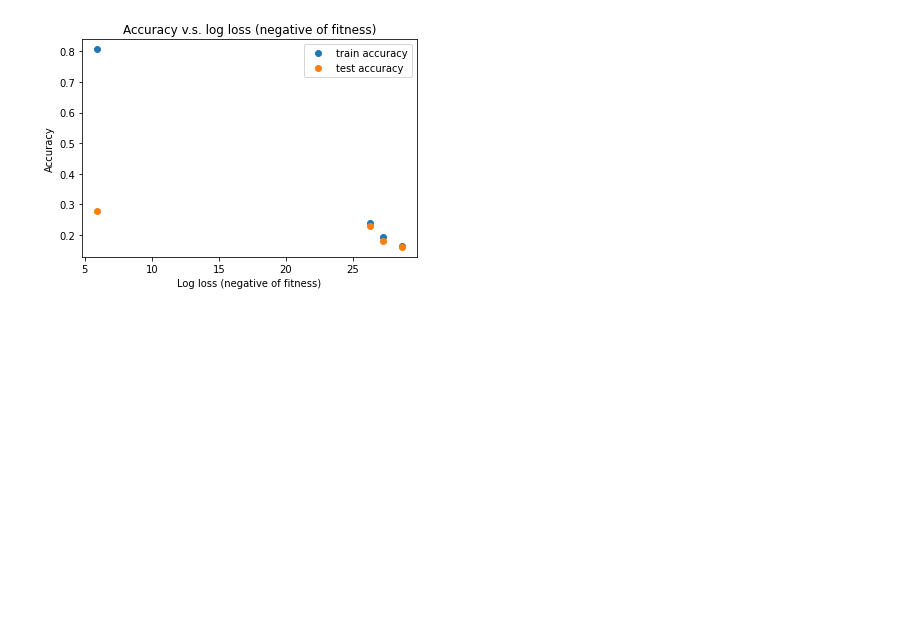
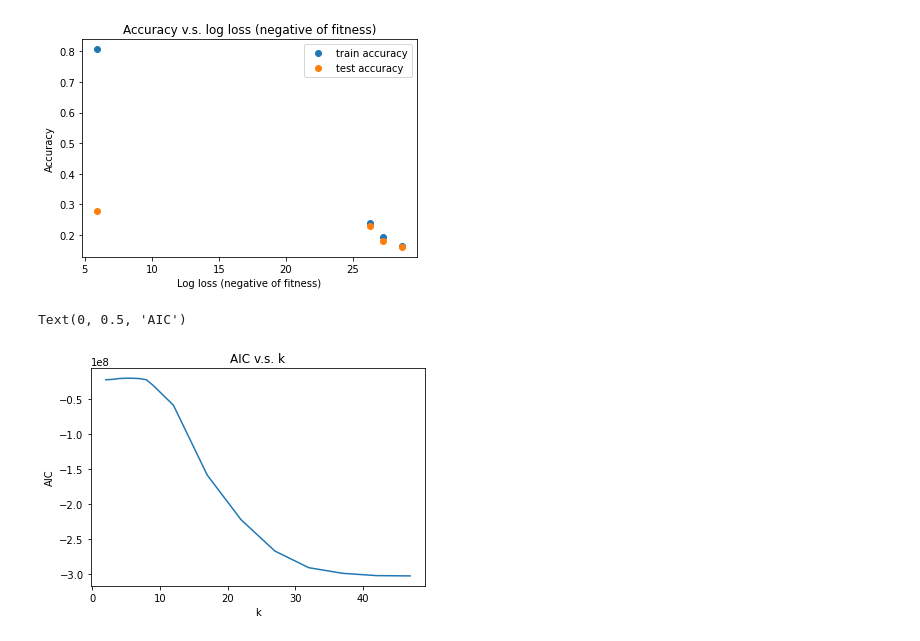
Before and after one commit to yujing1004/cs7641, a Jupyter notebook: assignment3/unsupervised_learning.ipynb, the cells around one changed output. Cells and saved outputs as stored; diff of their text form; code cells hidden in the pictures; blank space fills up the shorter version.

```diff
--- a/assignment3/unsupervised_learning.ipynb
+++ b/assignment3/unsupervised_learning.ipynb
@@ -240,3 +292,16 @@ plt.legend(loc='upper right')
 # %% [output]
 <matplotlib.legend.Legend at 0x...>
 [figure]
+# %%
+ks = [2, 3, 4, 5, 6, 7, 8, 9, 12, 17, 22, 27, 32, 37, 42, 47]
+aics = [
+    -22786227, -22268370, -21047018, -20639959, -20645531, -21186225, -22776226, -30798420,
+    -59034047, -158605842, -222114231, -266712281, -290427949, -298452091, -301724395, -302160510,
+]
+plt.plot(ks, aics)
+plt.title('AIC v.s. k')
+plt.xlabel('k')
+plt.ylabel('AIC')
+# %% [output]
+Text(0, 0.5, 'AIC')
+[figure, added]
```
Also changed, not shown: parts of 10 cells of this notebook.
